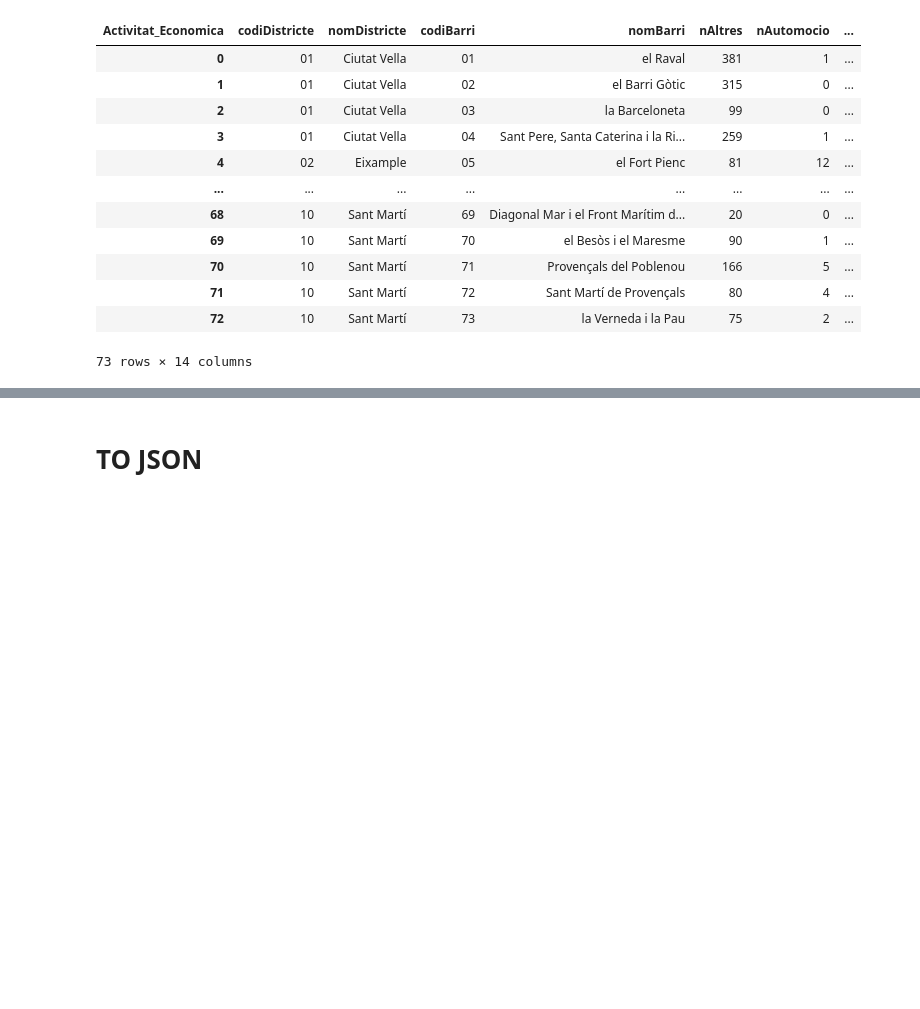
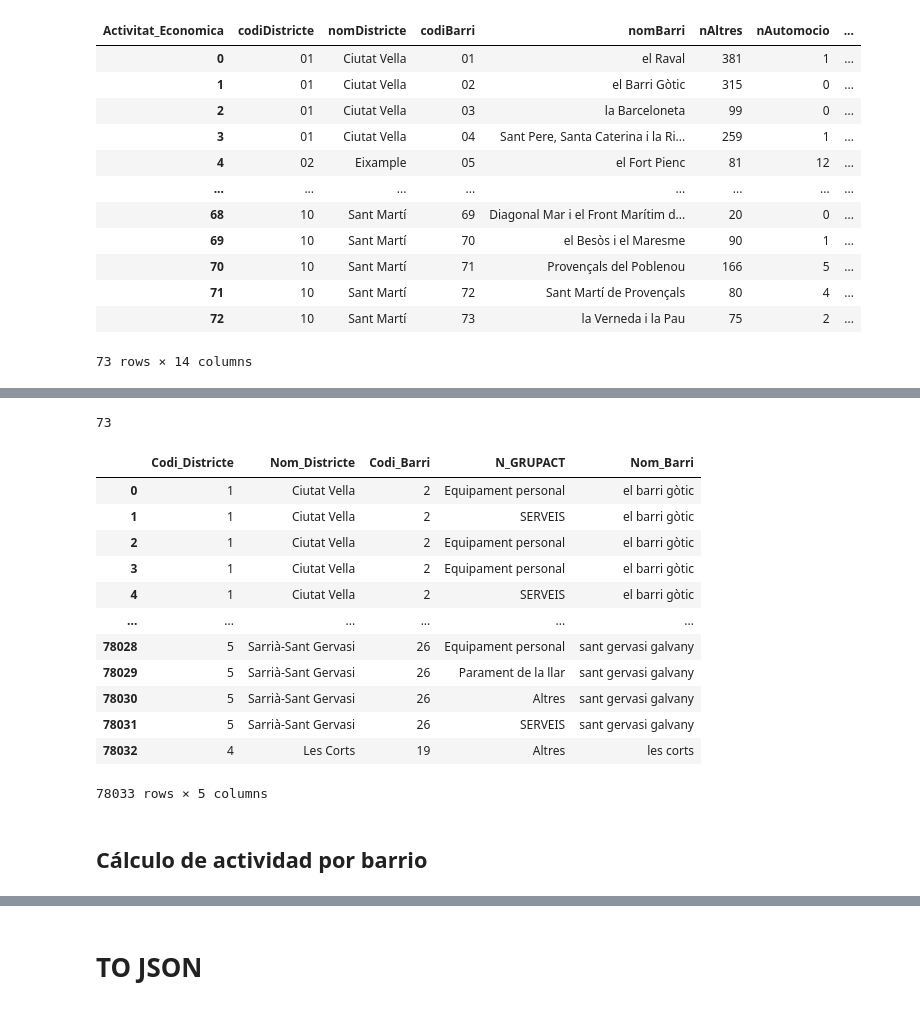
Before and after one commit to juliariera/jump2backend-2, a Jupyter notebook: data_science/Censo/src/df_censo.ipynb, the cells around one changed output, grey strips where cells are left out. Cells and saved outputs as stored; diff of their text form; code cells hidden in the pictures; blank space fills up the shorter version.

```diff
--- a/data_science/Censo/src/df_censo.ipynb
+++ b/data_science/Censo/src/df_censo.ipynb
@@ -466,0 +510,3 @@ df_cens_pivot
+# %%
+# Cambiamos el nombre de la columna para que tenga más coherencia con los demás datos con los que trabajamosç
+df_cens_2016.rename(columns={'N_DISTRI': 'Nom_Districte'}, inplace=True)
@@ -466,0 +579,3 @@ df_cens_pivot
+# %%
+df_cens_2016 =  df_cens_2016.drop(['N_ACT', 'N_SECTOR'], axis=1)
+df_cens_2016.head(3)
@@ -466,0 +591,12 @@ df_cens_pivot
+# %%
+df_cens_2016['N_GRUPACT'] = df_cens_2016['N_GRUPACT'].replace({'Restaurants, bars i hotels (Inclòs hostals, pensions i fondes)': 'SERVEIS',
+                                                    'Ensenyament': 'SERVEIS',
+                                                    'Reparacions (Electrodomèstics i automòbils)': 'SERVEIS',
+                                                    'Sanitat i assistència': 'SERVEIS',
+                                                    'Finances i assegurances': 'SERVEIS',
+                                                    'Equipaments culturals i recreatius': 'SERVEIS',
+                                                    'Manteniment, neteja i producció': 'SERVEIS',
+                                                    'Activitats immobiliàries': 'SERVEIS',
+                                                    '-': 'Altres'})
+
+df_cens_2016['N_GRUPACT'].value_counts()
@@ -466,0 +624,21 @@ df_cens_pivot
+# %%
+df_cens_2016['Nom_Barri'] = df_cens_2016['Nom_Barri'].str.lower()
+len(df_cens_2016['Nom_Barri'].value_counts())
+# %% [output]
+73
+# %%
+df_cens_2016
+# %% [output]
+|  | Codi_Districte | Nom_Districte | Codi_Barri | N_GRUPACT | Nom_Barri |
+| 0 | 1 | Ciutat Vella | 2 | Equipament personal | el barri gòtic |
+| 1 | 1 | Ciutat Vella | 2 | SERVEIS | el barri gòtic |
+| 2 | 1 | Ciutat Vella | 2 | Equipament personal | el barri gòtic |
+| 3 | 1 | Ciutat Vella | 2 | Equipament personal | el barri gòtic |
+| 4 | 1 | Ciutat Vella | 2 | SERVEIS | el barri gòtic |
+| ... | ... | ... | ... | ... | ... |
+| 78028 | 5 | Sarrià-Sant Gervasi | 26 | Equipament personal | sant gervasi galvany |
+| 78029 | 5 | Sarrià-Sant Gervasi | 26 | Parament de la llar | sant gervasi galvany |
+| 78030 | 5 | Sarrià-Sant Gervasi | 26 | Altres | sant gervasi galvany |
+| 78031 | 5 | Sarrià-Sant Gervasi | 26 | SERVEIS | sant gervasi galvany |
+| 78032 | 4 | Les Corts | 19 | Altres | les corts |
+78033 rows × 5 columns
@@ -466,0 +648,2 @@ df_cens_pivot
+# %% [markdown]
+## Cálculo de actividad por barrio
```
Also changed, not shown: parts of 46 cells of this notebook, 1 other file.
